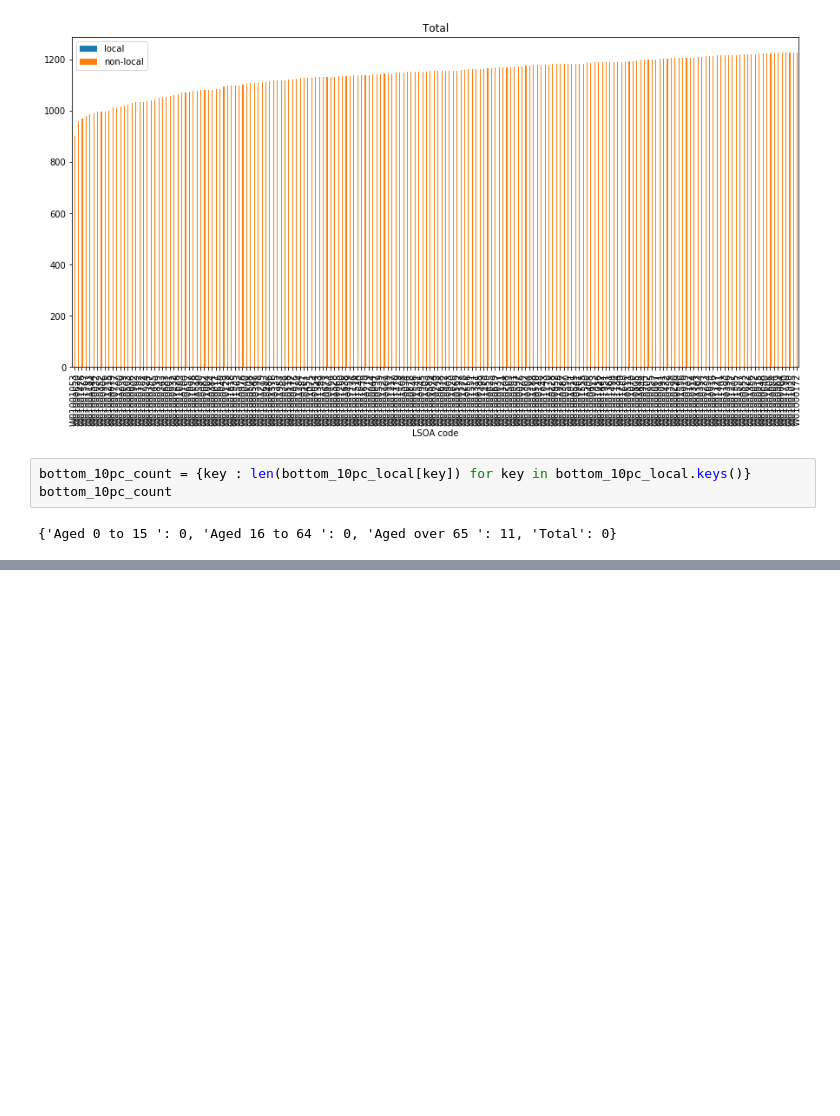
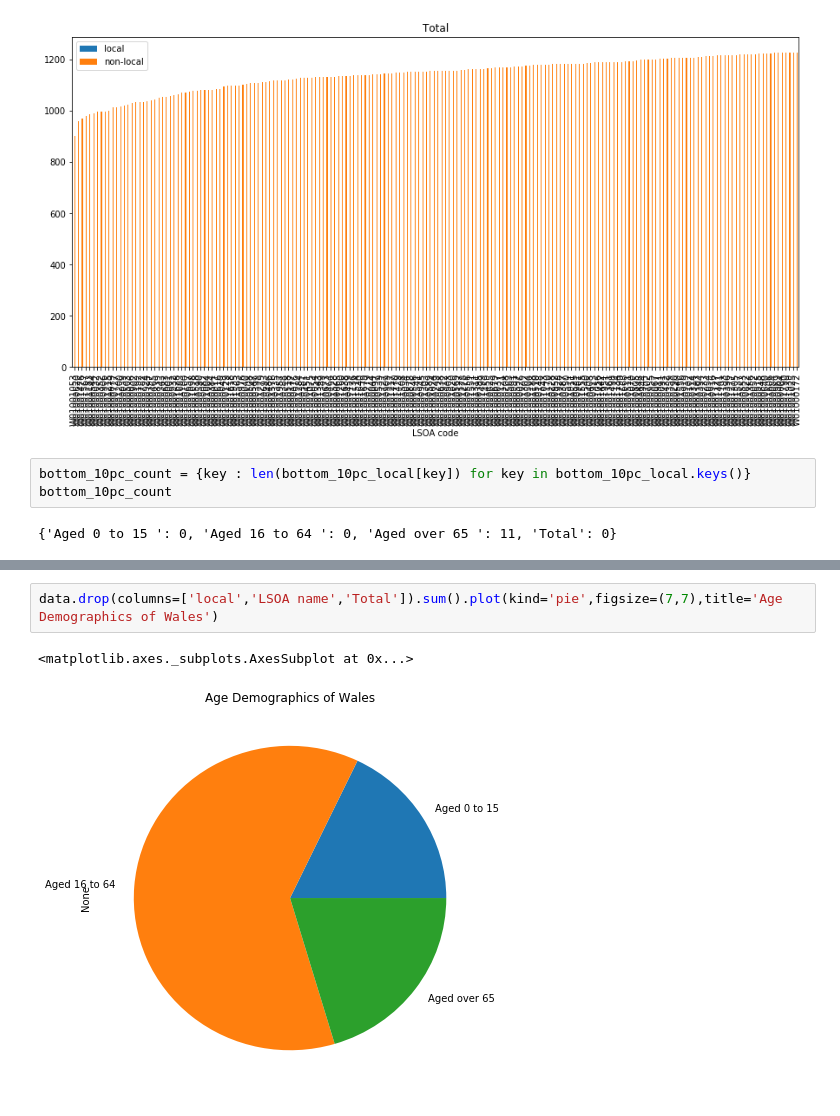
Before and after one commit to idorrington92/SRCDC_cardiff_data_analysis, a Jupyter notebook: codes/age/age.ipynb, the cells around one changed output, grey strips where cells are left out. Cells and saved outputs as stored; diff of their text form; blank space fills up the shorter version.

```diff
--- a/codes/age/age.ipynb
+++ b/codes/age/age.ipynb
@@ -129,0 +132,5 @@ bottom_10pc_count
+# %%
+data.drop(columns=['local','LSOA name','Total']).sum().plot(kind='pie',figsize=(7,7),title='Age Demographics of Wales')
+# %% [output]
+<matplotlib.axes._subplots.AxesSubplot at 0x...>
+[figure, added]
```
Also changed, not shown: parts of 3 cells of this notebook.
